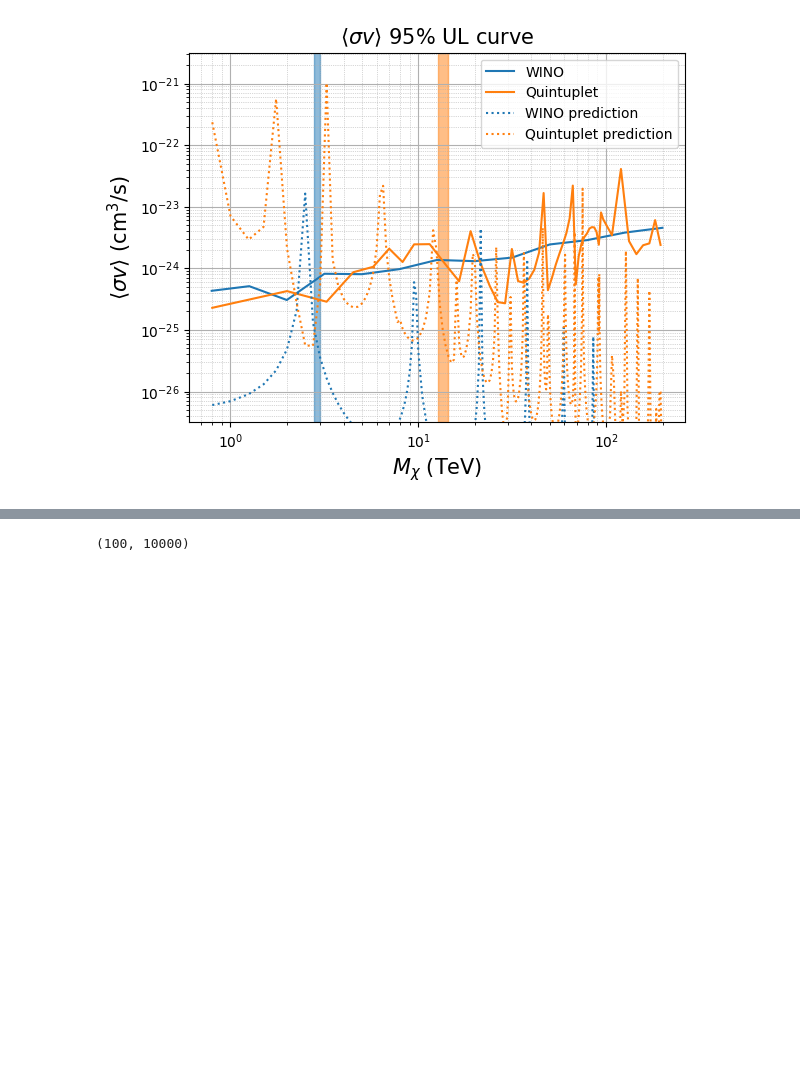
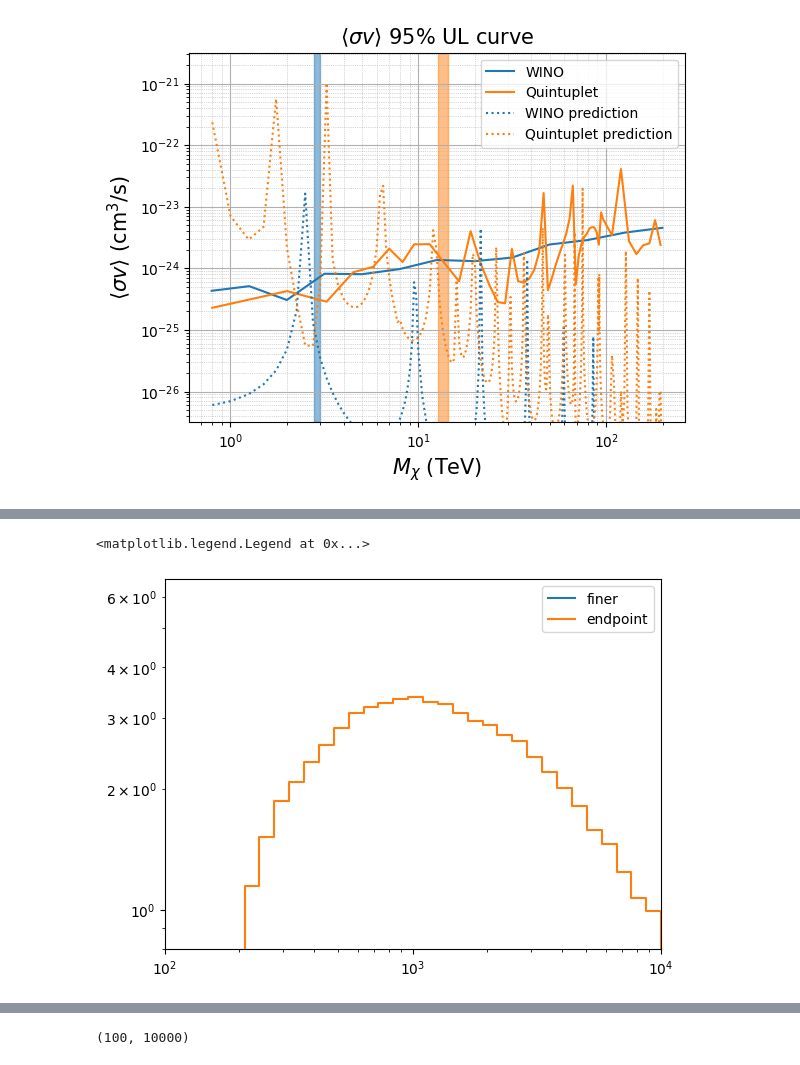
Before and after one commit to takdg123/dm_analysis, a Jupyter notebook: Wino/Playground.ipynb, the cells around one changed output, grey strips where cells are left out. Drawn from its saved outputs; the diff is of its cells as text; code cells hidden in the pictures; blank space fills up the shorter version.

```diff
--- a/Wino/check.ipynb
+++ b/Wino/Playground.ipynb
@@ -156,0 +62,3 @@ change_file("dnde_wino_endpoint", "dnde_wino_final")
+# %%
+irf = ResponseFunction.EventDisplay.readIRFs("Segue_1", ext=True)
+jProfile = JProfile.generateConvolvedJ("Segue_1", "EventDisplay", return_array=True, seed = defaultNum["Segue_1"], verbose=False, ext=True)
@@ -156,0 +118,14 @@ change_file("dnde_wino_endpoint", "dnde_wino_final")
+# %%
+signal = combinedCalcSignal("Segue_1", 1.85000000e+05, channel="quintuplet",  jProfile=jProfile, ext=True, irf=irf)
+signal2 = combinedCalcSignal("Segue_1", 1.87500000e+05, channel="quintuplet",  jProfile=jProfile, ext=True, irf=irf)
+plt.step(*getArray(signal), where="mid", label="finer")
+plt.step(*getArray(signal2), where="mid", label="endpoint")
+
+plt.xscale("log")
+plt.yscale("log")
+plt.ylim(0.8,)
+plt.xlim(100, 10000)
+plt.legend()
+# %% [output]
+<matplotlib.legend.Legend at 0x...>
+[figure, added]
```
Also changed, not shown: parts of 41 cells of this notebook, 22 other files.
